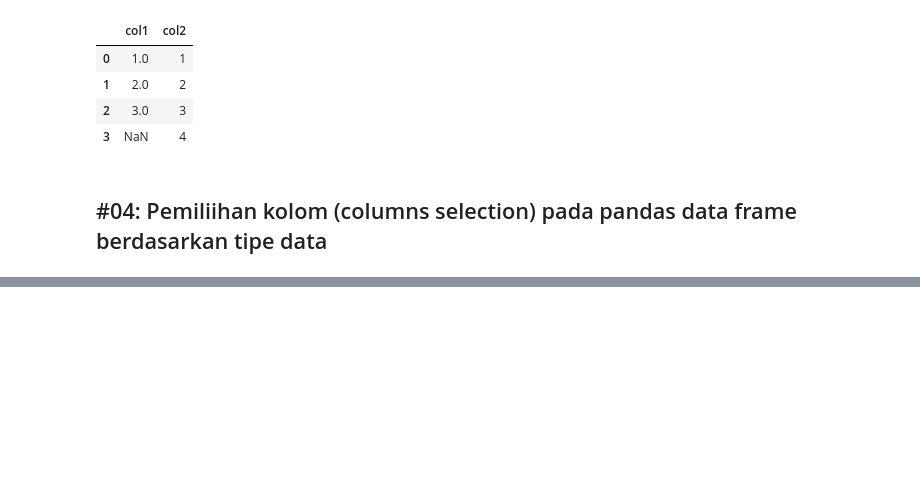
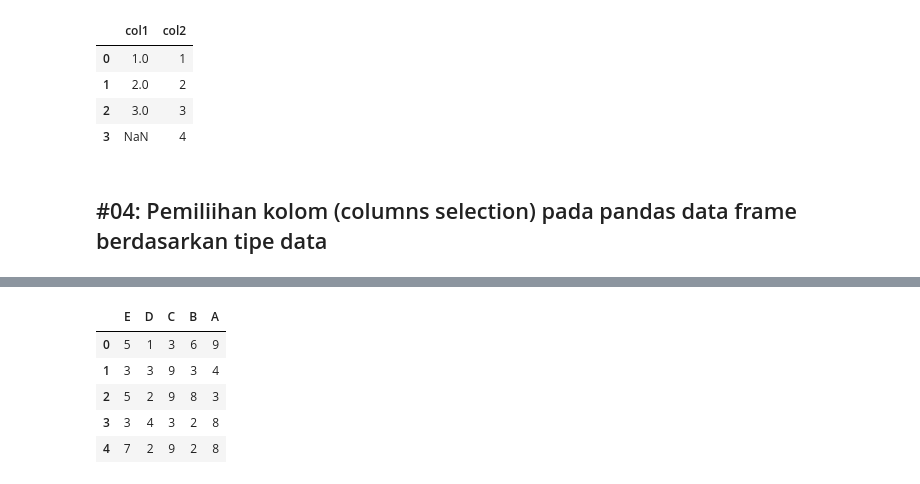
Before and after one commit to yap23/belajar_python, a Jupyter notebook: Belajar Pandas.ipynb, the cells around one changed output, grey strips where cells are left out. Saved outputs shown, nothing was run; the diff lists cells and outputs as text; code cells hidden in the pictures; blank space fills up the shorter version.

```diff
--- a/Belajar Pandas.ipynb
+++ b/Belajar Pandas.ipynb
@@ -151,0 +259,10 @@ df.apply(pd.to_numeric, errors ='coerce')
+# %%
+# Membalik urutan kolom
+df.loc[:, ::-1]
+# %% [output]
+|  | E | D | C | B | A |
+| 0 | 5 | 1 | 3 | 6 | 9 |
+| 1 | 3 | 3 | 9 | 3 | 4 |
+| 2 | 5 | 2 | 9 | 8 | 3 |
+| 3 | 3 | 4 | 3 | 2 | 8 |
+| 4 | 7 | 2 | 9 | 2 | 8 |
```
Also changed, not shown: parts of 18 cells of this notebook.
